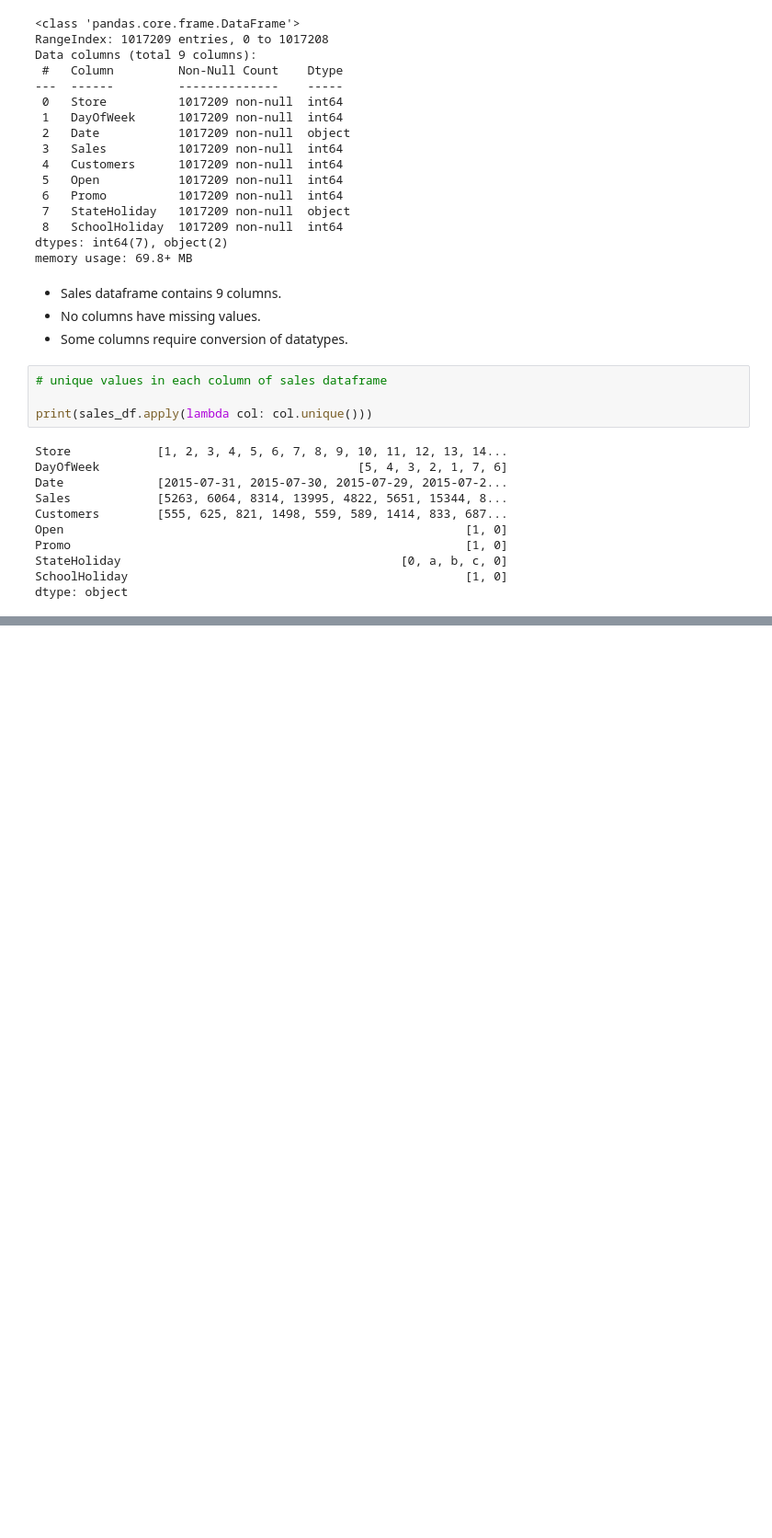
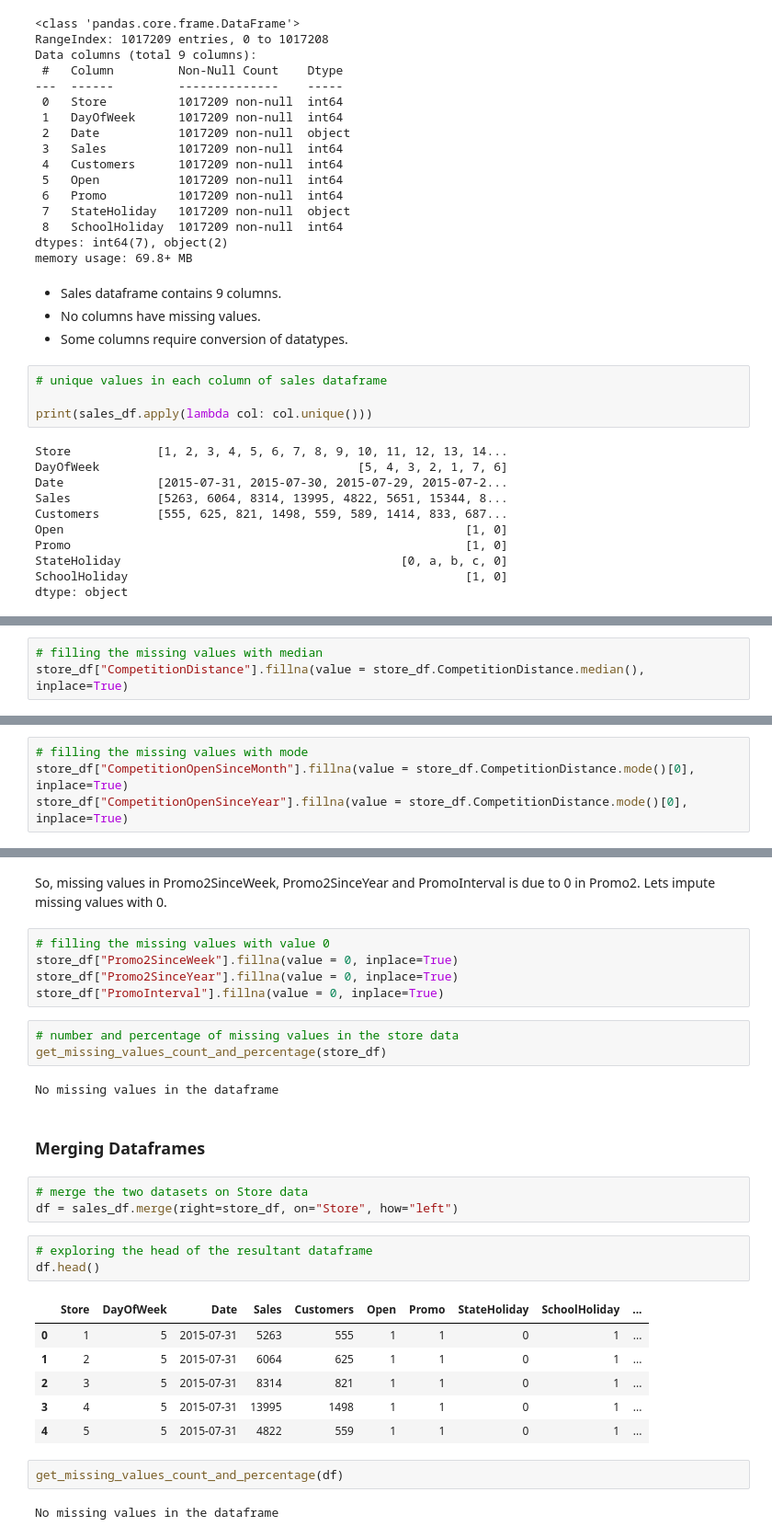
Before and after one commit to connect-midhunr/rossmann-sales-prediction, a Jupyter notebook: Rossmann_Sales_Prediction_Capstone_Project.ipynb, the cells around one changed output, grey strips where cells are left out. Shown at 92% size. Drawn from its saved outputs; the diff is of its cells as text; blank space fills up the shorter version.

Commit message:
Data Cleaning

```diff
--- a/Rossmann_Sales_Prediction_Capstone_Project.ipynb
+++ b/Rossmann_Sales_Prediction_Capstone_Project.ipynb
@@ -253,0 +327,3 @@ dtype: object
+# %%
+# filling the missing values with median
+store_df["CompetitionDistance"].fillna(value = store_df.CompetitionDistance.median(), inplace=True)
@@ -253,0 +366,4 @@ dtype: object
+# %%
+# filling the missing values with mode
+store_df["CompetitionOpenSinceMonth"].fillna(value = store_df.CompetitionDistance.mode()[0], inplace=True)
+store_df["CompetitionOpenSinceYear"].fillna(value = store_df.CompetitionDistance.mode()[0], inplace=True)
@@ -253,0 +413,31 @@ dtype: object
+# %% [markdown]
+So, missing values in Promo2SinceWeek, Promo2SinceYear and PromoInterval is due to 0 in Promo2. Lets impute missing values with 0.
+# %%
+# filling the missing values with value 0
+store_df["Promo2SinceWeek"].fillna(value = 0, inplace=True)
+store_df["Promo2SinceYear"].fillna(value = 0, inplace=True)
+store_df["PromoInterval"].fillna(value = 0, inplace=True)
+# %%
+# number and percentage of missing values in the store data
+get_missing_values_count_and_percentage(store_df)
+# %% [output]
+No missing values in the dataframe
+# %% [markdown]
+### Merging Dataframes
+# %%
+# merge the two datasets on Store data
+df = sales_df.merge(right=store_df, on="Store", how="left")
+# %%
+# exploring the head of the resultant dataframe
+df.head()
+# %% [output]
+|  | Store | DayOfWeek | Date | Sales | Customers | Open | Promo | StateHoliday | SchoolHoliday | ... |
+| 0 | 1 | 5 | 2015-07-31 | 5263 | 555 | 1 | 1 | 0 | 1 | ... |
+| 1 | 2 | 5 | 2015-07-31 | 6064 | 625 | 1 | 1 | 0 | 1 | ... |
+| 2 | 3 | 5 | 2015-07-31 | 8314 | 821 | 1 | 1 | 0 | 1 | ... |
+| 3 | 4 | 5 | 2015-07-31 | 13995 | 1498 | 1 | 1 | 0 | 1 | ... |
+| 4 | 5 | 5 | 2015-07-31 | 4822 | 559 | 1 | 1 | 0 | 1 | ... |
+# %%
+get_missing_values_count_and_percentage(df)
+# %% [output]
+No missing values in the dataframe
```
Also changed, not shown: parts of 30 cells of this notebook.
